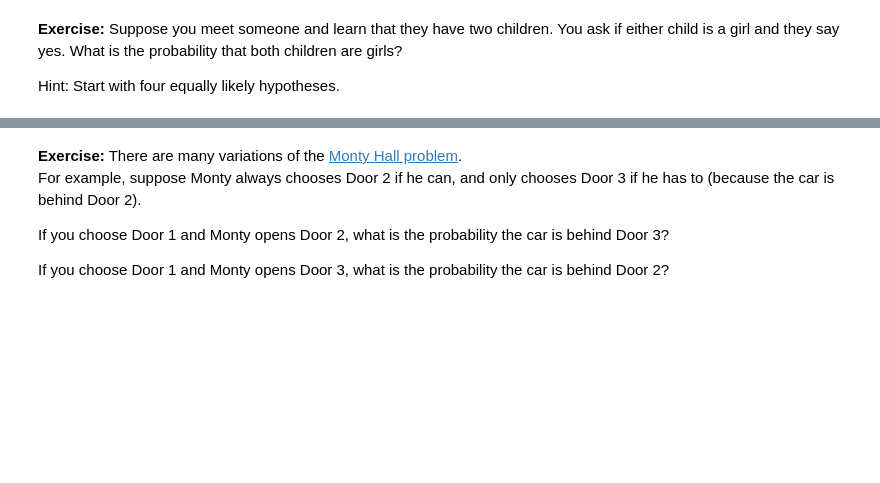
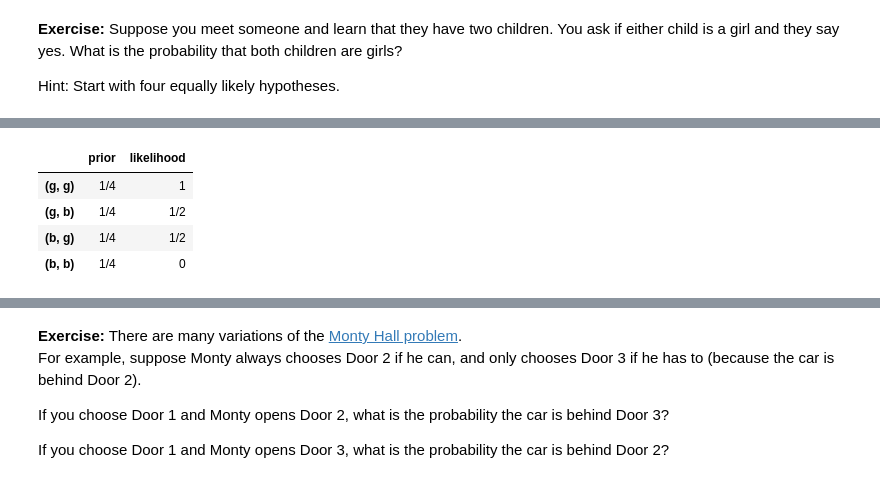
Before and after one commit to mrwizard82d1/think_bayes_2e, a Jupyter notebook: chap02.ipynb, the cells around one changed output, grey strips where cells are left out. Cells and saved outputs as stored; diff of their text form; code cells hidden in the pictures; blank space fills up the shorter version.

```diff
--- a/chap02.ipynb
+++ b/chap02.ipynb
@@ -414,0 +433,9 @@ Hint: Start with four equally likely hypotheses.
+# %%
+child_table['likelihood'] = 1, Fraction(1, 2), Fraction(1, 2), 0
+child_table
+# %% [output]
+|  | prior | likelihood |
+| (g, g) | 1/4 | 1 |
+| (g, b) | 1/4 | 1/2 |
+| (b, g) | 1/4 | 1/2 |
+| (b, b) | 1/4 | 0 |
```
Also changed, not shown: parts of 5 cells of this notebook.
